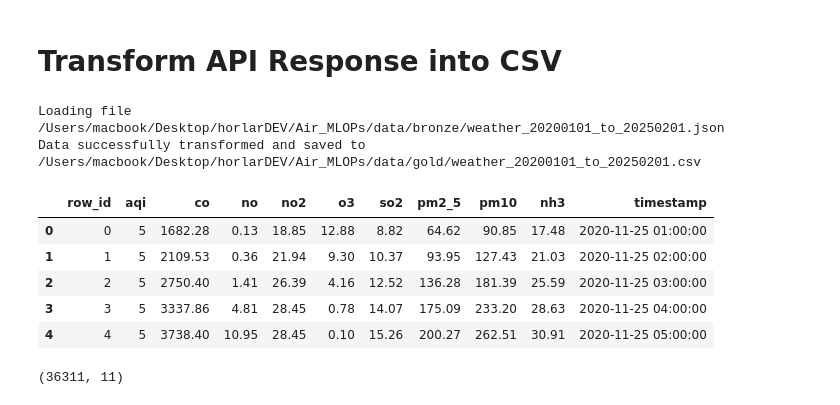
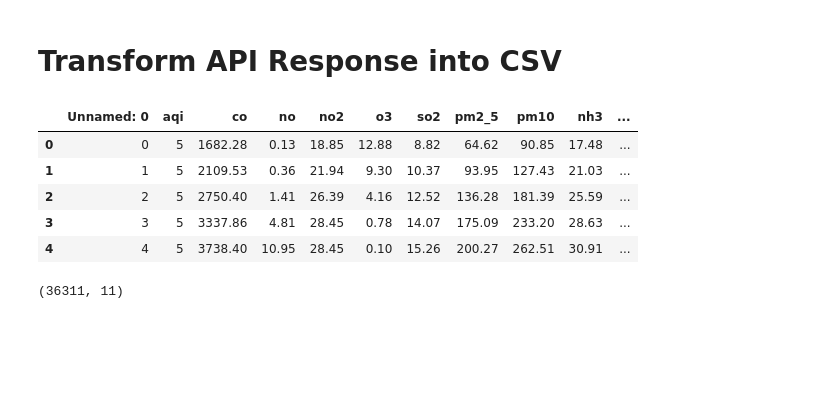
Before and after one commit to intellisenseCodez/AirQuality-MLops, a Jupyter notebook: notebooks/02_transform_data.ipynb, the cells around one changed output. Saved outputs shown, nothing was run; the diff lists cells and outputs as text; code cells hidden in the pictures; blank space fills up the shorter version.

```diff
--- a/notebooks/02_transform_data.ipynb
+++ b/notebooks/02_transform_data.ipynb
@@ -66,20 +17,14 @@ def load_and_transform_json_file_to_dataframe(raw_json_file) -> pd.DataFrame:
-# %%
-if __name__ == "__main__":
-    for raw_file in RAW_DATA_DIR.iterdir():
-        load_and_transform_json_file_to_dataframe(raw_file)
-# %% [output]
-Loading file /Users/macbook/Desktop/horlarDEV/Air_MLOPs/data/bronze/weather_20200101_to_20250201.json
-Data successfully transformed and saved to /Users/macbook/Desktop/horlarDEV/Air_MLOPs/data/gold/weather_20200101_to_20250201.csv
 # %%
-df = pd.read_csv(f"{TRANSFORMED_DATA_DIR}/weather_20200101_to_20250201.csv")
+# Load raw data
+df = pd.read_csv(f"{RAW_DATA_DIR}/Air_Quality_20200101_to_20250201.csv")
 df.head()
 # %% [output]
-|  | row_id | aqi | co | no | no2 | o3 | so2 | pm2_5 | pm10 | nh3 | timestamp |
-| 0 | 0 | 5 | 1682.28 | 0.13 | 18.85 | 12.88 | 8.82 | 64.62 | 90.85 | 17.48 | 2020-11-25 01:00:00 |
-| 1 | 1 | 5 | 2109.53 | 0.36 | 21.94 | 9.30 | 10.37 | 93.95 | 127.43 | 21.03 | 2020-11-25 02:00:00 |
-| 2 | 2 | 5 | 2750.40 | 1.41 | 26.39 | 4.16 | 12.52 | 136.28 | 181.39 | 25.59 | 2020-11-25 03:00:00 |
-| 3 | 3 | 5 | 3337.86 | 4.81 | 28.45 | 0.78 | 14.07 | 175.09 | 233.20 | 28.63 | 2020-11-25 04:00:00 |
-| 4 | 4 | 5 | 3738.40 | 10.95 | 28.45 | 0.10 | 15.26 | 200.27 | 262.51 | 30.91 | 2020-11-25 05:00:00 |
+|  | Unnamed: 0 | aqi | co | no | no2 | o3 | so2 | pm2_5 | pm10 | nh3 | ... |
+| 0 | 0 | 5 | 1682.28 | 0.13 | 18.85 | 12.88 | 8.82 | 64.62 | 90.85 | 17.48 | ... |
+| 1 | 1 | 5 | 2109.53 | 0.36 | 21.94 | 9.30 | 10.37 | 93.95 | 127.43 | 21.03 | ... |
+| 2 | 2 | 5 | 2750.40 | 1.41 | 26.39 | 4.16 | 12.52 | 136.28 | 181.39 | 25.59 | ... |
+| 3 | 3 | 5 | 3337.86 | 4.81 | 28.45 | 0.78 | 14.07 | 175.09 | 233.20 | 28.63 | ... |
+| 4 | 4 | 5 | 3738.40 | 10.95 | 28.45 | 0.10 | 15.26 | 200.27 | 262.51 | 30.91 | ... |
 # %%
 df.shape
 # %% [output]
```
Also changed, not shown: parts of 9 cells of this notebook, 16 other files.
